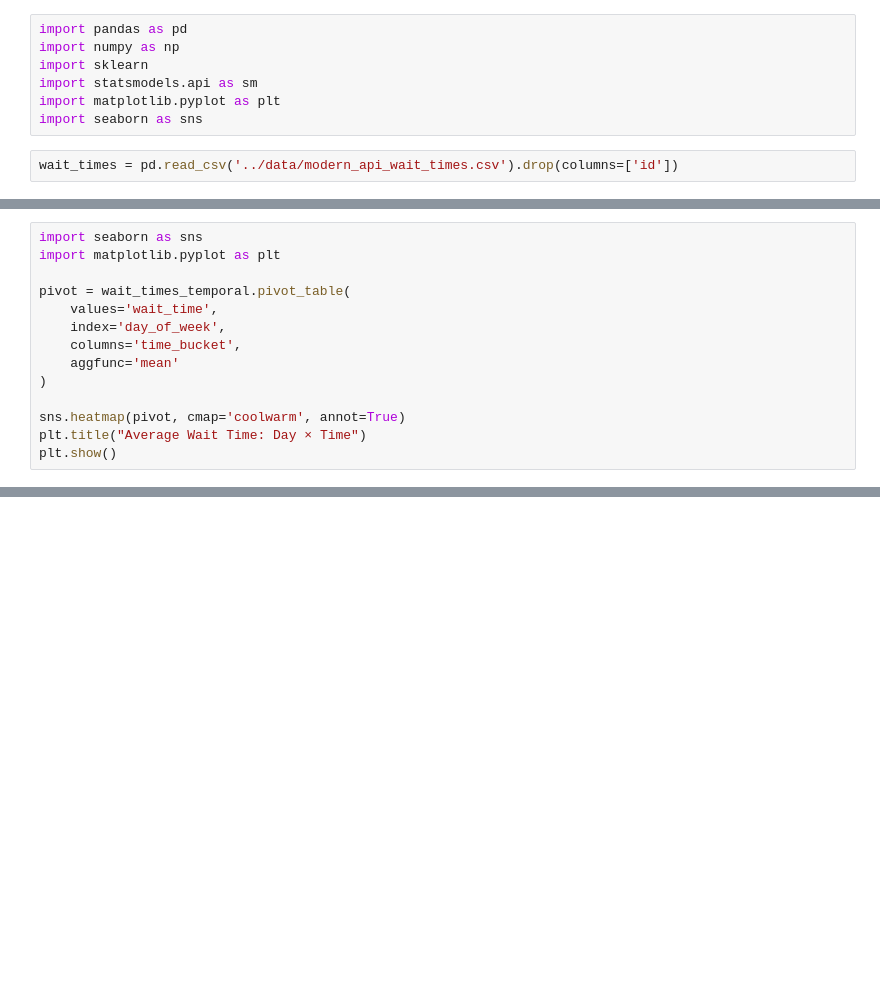
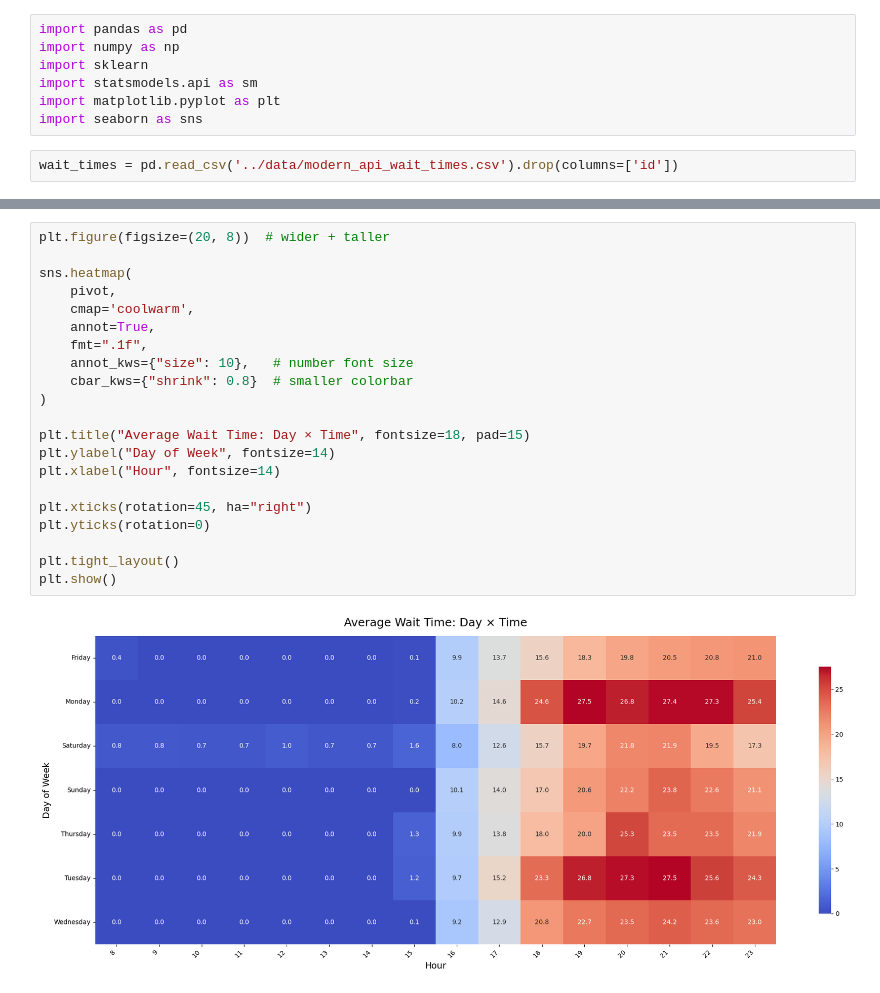
Before and after one commit to Nolancchu/DSC190-Waittime-API-database, a Jupyter notebook: analysis/modern_data_eda.ipynb, the cells around one changed output, grey strips where cells are left out. Saved outputs shown, nothing was run; the diff lists cells and outputs as text; blank space fills up the shorter version.

```diff
--- a/analysis/modern_data_eda.ipynb
+++ b/analysis/modern_data_eda.ipynb
@@ -121,14 +187,0 @@ Notes:
-# %%
-import seaborn as sns
-import matplotlib.pyplot as plt
-
-pivot = wait_times_temporal.pivot_table(
-    values='wait_time',
-    index='day_of_week',
-    columns='time_bucket',
-    aggfunc='mean'
-)
-
-sns.heatmap(pivot, cmap='coolwarm', annot=True)
-plt.title("Average Wait Time: Day × Time")
-plt.show()
@@ -136,0 +262,23 @@ plt.show()
+# %%
+plt.figure(figsize=(20, 8))  # wider + taller
+
+sns.heatmap(
+    pivot,
+    cmap='coolwarm',
+    annot=True,
+    fmt=".1f",
+    annot_kws={"size": 10},   # number font size
+    cbar_kws={"shrink": 0.8}  # smaller colorbar
+)
+
+plt.title("Average Wait Time: Day × Time", fontsize=18, pad=15)
+plt.ylabel("Day of Week", fontsize=14)
+plt.xlabel("Hour", fontsize=14)
+
+plt.xticks(rotation=45, ha="right")
+plt.yticks(rotation=0)
+
+plt.tight_layout()
+plt.show()
+# %% [output]
+[figure, added]
```
Also changed, not shown: parts of 11 cells of this notebook, 3 other files.
